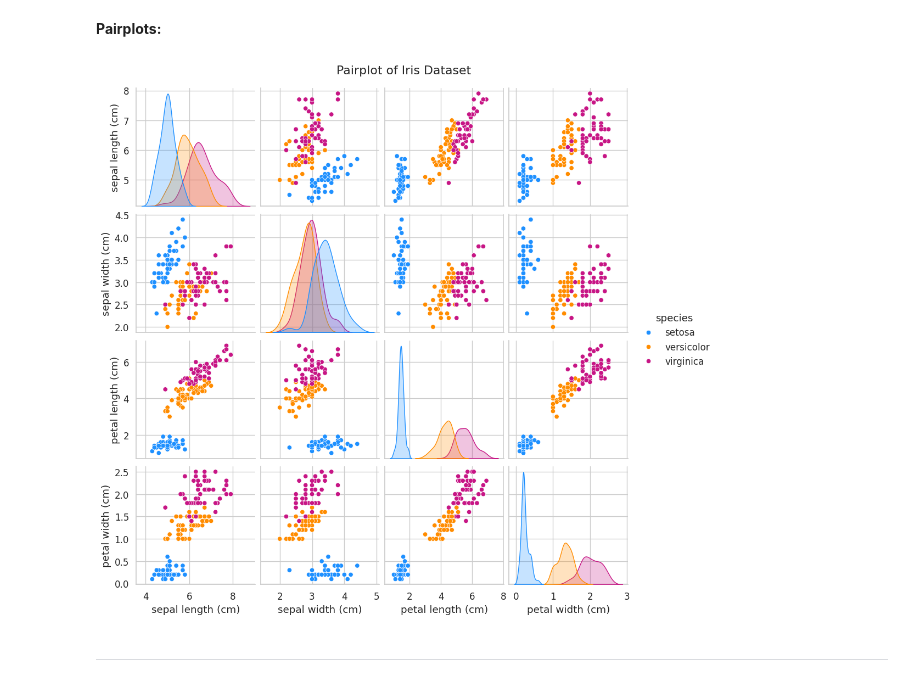
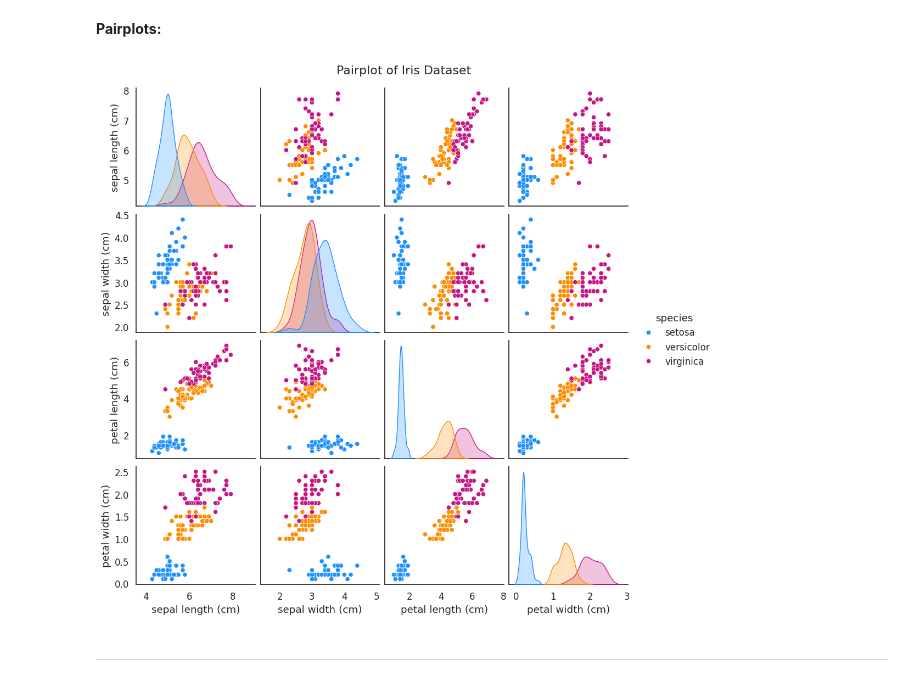
Before and after one commit to elainecazetta/pands-project, a Jupyter notebook: analysis.ipynb, the cells around one changed output. Drawn from its saved outputs; the diff is of its cells as text; code cells hidden in the pictures.

```diff
--- a/analysis.ipynb
+++ b/analysis.ipynb
@@ -433,18 +433,21 @@ plt.show() # Display the plot
 # %% [markdown]
 **Pairplots:**
 # %%
+# Set style to white to remove gridlines
+sns.set_style("white")
+
 # Create a pairplot to show relationships between all numeric variables, grouped by species
 sns.pairplot(df, hue="species", palette={'setosa': 'dodgerblue',
                       'versicolor': 'darkorange',
                       'virginica': 'mediumvioletred'})
 
 # Add a title slightly above the plot
 plt.suptitle("Pairplot of Iris Dataset", y=1.02)
 
 # Show the plot
 plt.show()
 # %% [output]
-[figure, old version]
+[figure, new version]
 # %% [markdown]
 
 ---
```
